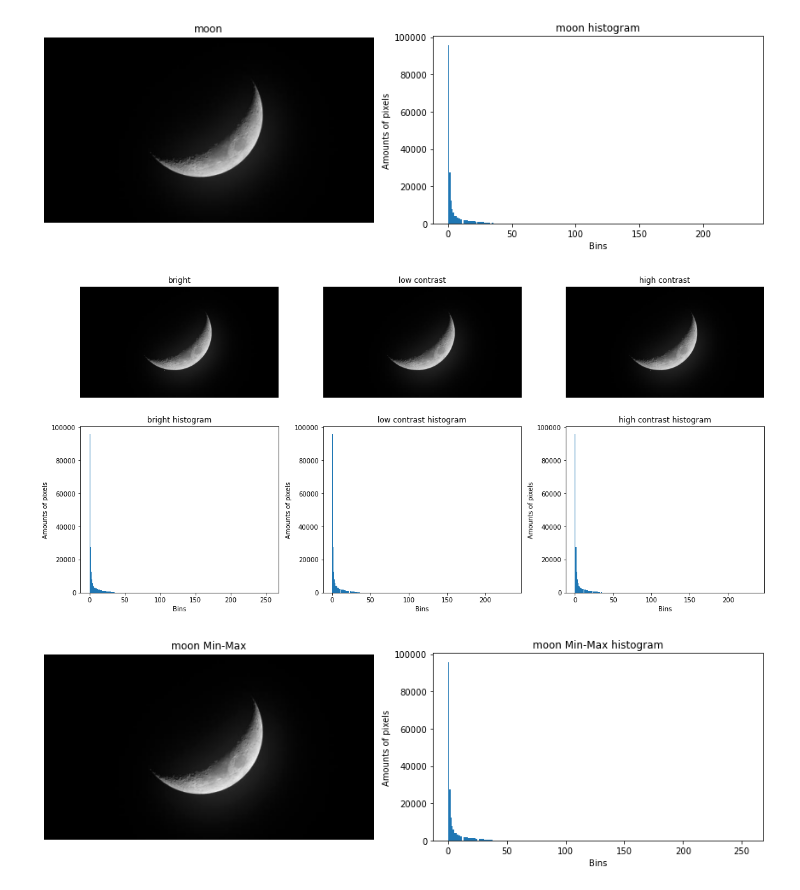
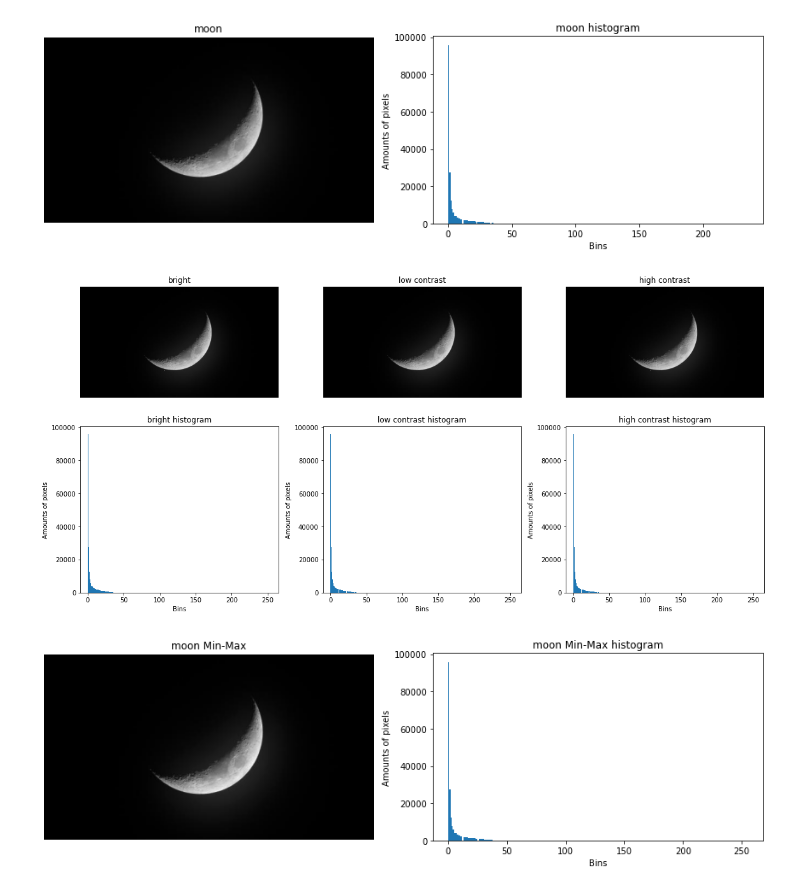
Before and after one commit to denpo1022/Histogram-Equalization-and-Specification, a Jupyter notebook: main.ipynb, the cells around one changed output. Saved outputs shown, nothing was run; the diff lists cells and outputs as text; code cells hidden in the pictures.

```diff
--- a/main.ipynb
+++ b/main.ipynb
@@ -421,34 +434,37 @@ plt.subplot(2, 3, 3)
 plt.title('high contrast')
 plt.imshow(moon_high_con, cmap='gray', vmin=0, vmax=255)
 plt.axis('off')
 
 # bright image histogram
 plt.subplot(2, 3, 4)
 plt.hist(moon_bright.flatten(), bins=256)
 plt.title('bright histogram')
 plt.xlabel('Bins')
+plt.xlim([-10, 265])
 plt.ylabel('Amounts of pixels')
 
 # low contrast image histogram
 plt.subplot(2, 3, 5)
 plt.hist(moon_low_con.flatten(), bins=256)
 plt.title('low contrast histogram')
 plt.xlabel('Bins')
+plt.xlim([-10, 265])
 plt.ylabel('Amounts of pixels')
 
 # high contrast image histogram
 plt.subplot(2, 3, 6)
 plt.hist(moon_high_con.flatten(), bins=256)
 plt.title('high contrast histogram')
 plt.xlabel('Bins')
+plt.xlim([-10, 265])
 plt.ylabel('Amounts of pixels')
 
 # avoid histogram ylabel overlap with the neighbor plot
 plt.tight_layout()
 
 plt.show()
 # %% [output]
-[figure, old version]
+[figure, new version]
 # %%
 # then apply Min-Max stretching
 minmax_moon = moon.copy()
```
Also changed, not shown: parts of 6 cells of this notebook.
